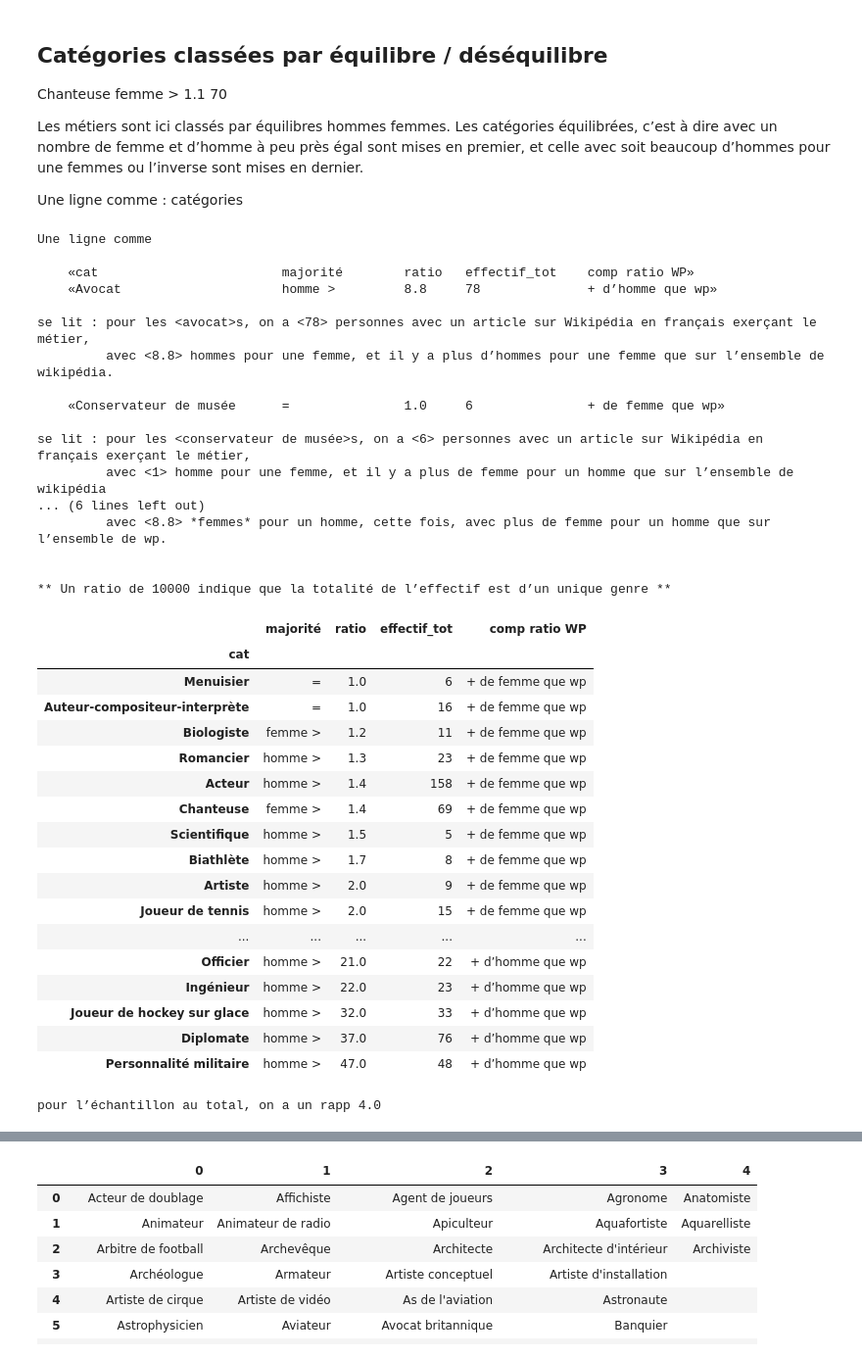
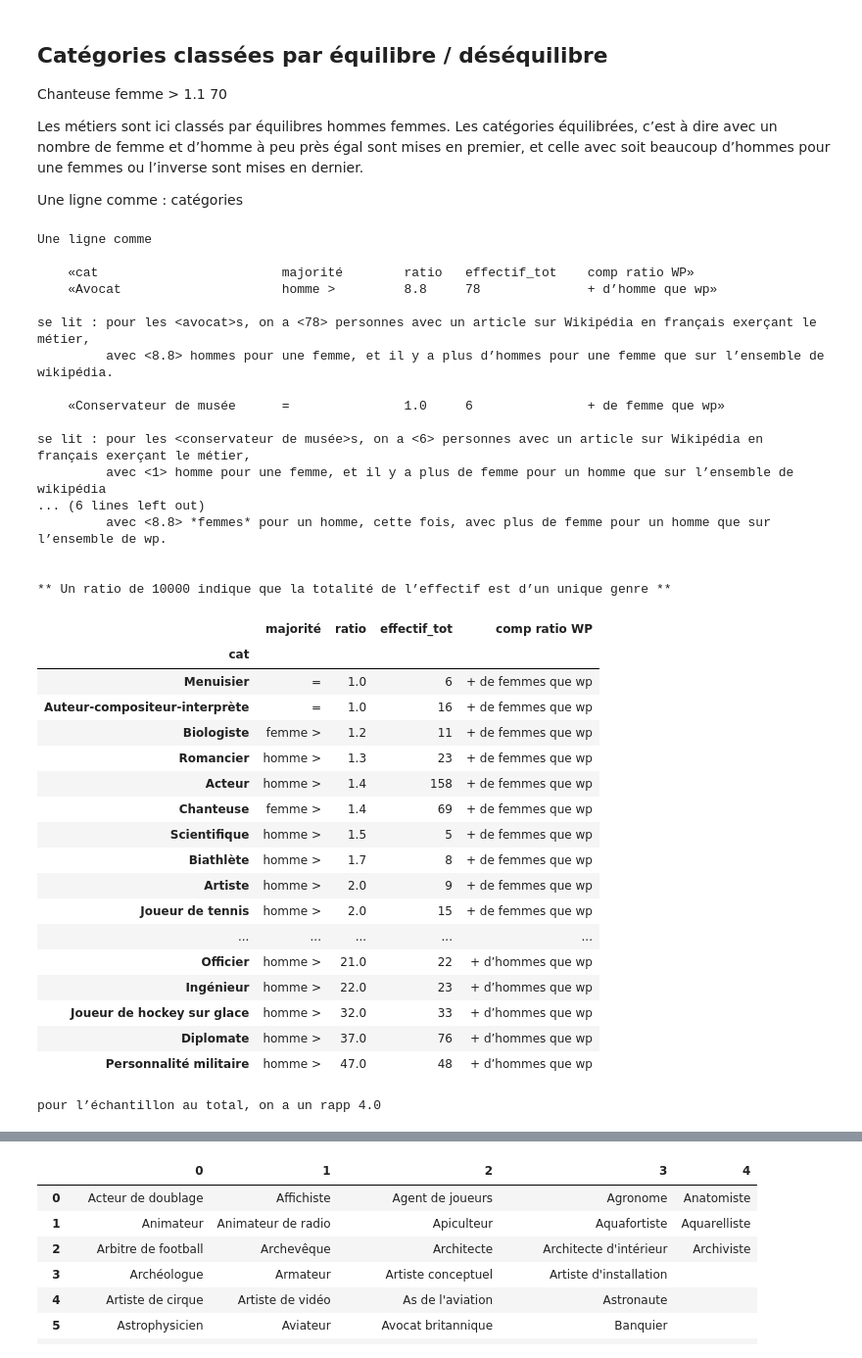
Before and after one commit to TomT0m/metiersfrwiki, a Jupyter notebook: Categories metiers.ipynb, the cells around one changed output, grey strips where cells are left out. Shown at 98% size. Cells and saved outputs as stored; diff of their text form; code cells hidden in the pictures.

```diff
--- a/Categories metiers.ipynb
+++ b/Categories metiers.ipynb
@@ -248,7 +248,7 @@ def calc_maj(row):
 
 def cmp_ratio_wp(ratio):
     #print(row)
-    return ("+ d’homme que wp" if ratio > rapport_homme_femme else "+ de femme que wp" if rapport_homme_femme > ratio else "=")
+    return ("+ d’hommes que wp" if ratio > rapport_homme_femme else "+ de femmes que wp" if rapport_homme_femme > ratio else "=")
 
 
 #df_equilibre["majorite"] =
@@ -284,49 +284,49 @@ se lit : pour les <chanteuse>s, on a <78> personnes avec un article sur Wikipé
 
 with pd.option_context(
     'display.max_rows', None,
     'display.max_columns', None,
     'display.precision', 1):
 
     display(df_equilibre[["majorité","ratio","effectif_tot","comp ratio WP"]].sort_values("ratio", ascending=True))
 
 
 print("pour l’échantillon au total, on a un rapp {:.1f}".format(rapport_homme_femme))
 # %% [output]
 Une ligne comme
 
     «cat                        majorité        ratio   effectif_tot    comp ratio WP»
     «Avocat                     homme >         8.8     78              + d’homme que wp»
 
 se lit : pour les <avocat>s, on a <78> personnes avec un article sur Wikipédia en français exerçant le métier,
          avec <8.8> hommes pour une femme, et il y a plus d’hommes pour une femme que sur l’ensemble de wikipédia.
 
     «Conservateur de musée      =               1.0     6               + de femme que wp»
 
 se lit : pour les <conservateur de musée>s, on a <6> personnes avec un article sur Wikipédia en français exerçant le métier,
          avec <1> homme pour une femme, et il y a plus de femme pour un homme que sur l’ensemble de wikipédia
 ... (6 lines left out)
          avec <8.8> *femmes* pour un homme, cette fois, avec plus de femme pour un homme que sur l’ensemble de wp.
 
 
 ** Un ratio de 10000 indique que la totalité de l’effectif est d’un unique genre **
 |  | majorité | ratio | effectif_tot | comp ratio WP |
 | cat |  |  |  |  |
-| Menuisier | = | 1.0 | 6 | + de femme que wp |
-| Auteur-compositeur-interprète | = | 1.0 | 16 | + de femme que wp |
-| Biologiste | femme > | 1.2 | 11 | + de femme que wp |
-| Romancier | homme > | 1.3 | 23 | + de femme que wp |
-| Acteur | homme > | 1.4 | 158 | + de femme que wp |
-| Chanteuse | femme > | 1.4 | 69 | + de femme que wp |
-| Scientifique | homme > | 1.5 | 5 | + de femme que wp |
-| Biathlète | homme > | 1.7 | 8 | + de femme que wp |
-| Artiste | homme > | 2.0 | 9 | + de femme que wp |
-| Joueur de tennis | homme > | 2.0 | 15 | + de femme que wp |
+| Menuisier | = | 1.0 | 6 | + de femmes que wp |
+| Auteur-compositeur-interprète | = | 1.0 | 16 | + de femmes que wp |
+| Biologiste | femme > | 1.2 | 11 | + de femmes que wp |
+| Romancier | homme > | 1.3 | 23 | + de femmes que wp |
+| Acteur | homme > | 1.4 | 158 | + de femmes que wp |
+| Chanteuse | femme > | 1.4 | 69 | + de femmes que wp |
+| Scientifique | homme > | 1.5 | 5 | + de femmes que wp |
+| Biathlète | homme > | 1.7 | 8 | + de femmes que wp |
+| Artiste | homme > | 2.0 | 9 | + de femmes que wp |
+| Joueur de tennis | homme > | 2.0 | 15 | + de femmes que wp |
 | ... | ... | ... | ... | ... |
-| Officier | homme > | 21.0 | 22 | + d’homme que wp |
-| Ingénieur | homme > | 22.0 | 23 | + d’homme que wp |
-| Joueur de hockey sur glace | homme > | 32.0 | 33 | + d’homme que wp |
-| Diplomate | homme > | 37.0 | 76 | + d’homme que wp |
-| Personnalité militaire | homme > | 47.0 | 48 | + d’homme que wp |
+| Officier | homme > | 21.0 | 22 | + d’hommes que wp |
+| Ingénieur | homme > | 22.0 | 23 | + d’hommes que wp |
+| Joueur de hockey sur glace | homme > | 32.0 | 33 | + d’hommes que wp |
+| Diplomate | homme > | 37.0 | 76 | + d’hommes que wp |
+| Personnalité militaire | homme > | 47.0 | 48 | + d’hommes que wp |
 pour l’échantillon au total, on a un rapp 4.0
 # %% [markdown]
 Une valeur de 10000 pour un métier indique que la totalité de l’échantillon est d’un genre / sexe
```
Also changed, not shown: parts of 3 cells of this notebook.
